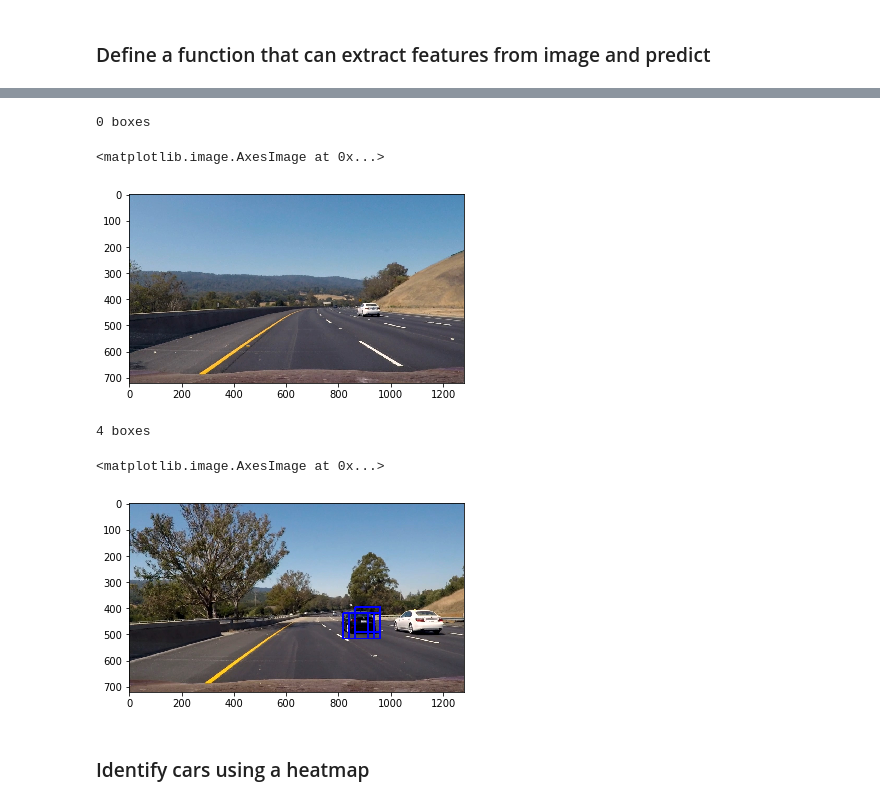
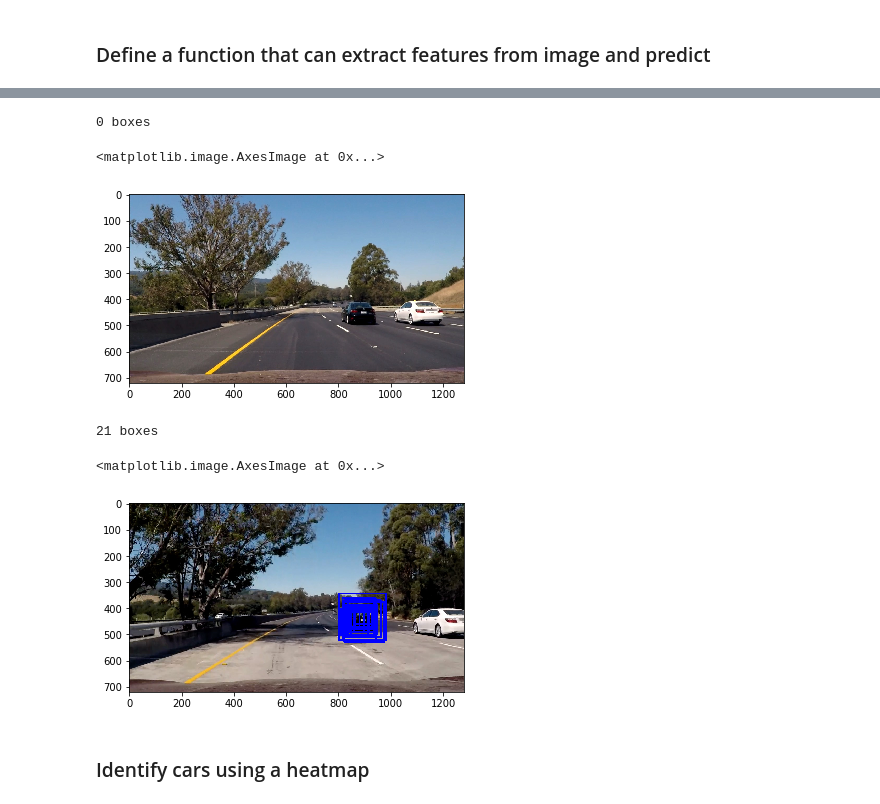
Before and after one commit to JavonDavis/Vehicle-Detector, a Jupyter notebook: Main.ipynb, the cells around one changed output, grey strips where cells are left out. Cells and saved outputs as stored; diff of their text form; code cells hidden in the pictures.

```diff
--- a/Main.ipynb
+++ b/Main.ipynb
@@ -214,7 +206,7 @@ print('Using:',orient,'orientations',pix_per_cell,
 print('Feature vector length:', len(X_train[0]))
 
 # Use a linear SVC
-svc = LinearSVC(C=20)
+svc = LinearSVC(C=50)
 # Check the training time for the SVC
 X_train, y_train = shuffle(X_train, y_train)
 t=time.time()
@@ -270,12 +262,12 @@ Gaussian Naive Bayes =  0.9736
 ### Define a function that can extract features from image and predict
 # %%
 # Define a single function that can extract features using hog sub-sampling and make predictions
-def find_cars(img, ystart, ystop, scale, svc, X_scaler, orient, pix_per_cell, cell_per_block, spatial_size, hist_bins, box_list):
+def find_cars(img, xstart, ystart, ystop, scale, svc, X_scaler, orient, pix_per_cell, cell_per_block, spatial_size, hist_bins, box_list):
 
     draw_img = np.copy(img)
     img = img.astype(np.float32)/255
 
-    img_tosearch = img[ystart:ystop,:,:]
+    img_tosearch = img[ystart:ystop,xstart:,:]
     ctrans_tosearch = convert_color(img_tosearch, conv=color_space)
     if scale != 1:
         imshape = ctrans_tosearch.shape
@@ -327,11 +319,13 @@ def find_cars(img, ystart, ystop, scale, svc, X_scaler, orient, pix_per_cell, ce
             test_prediction = svc.predict(test_features)
             tree_prediction = decision_tree.predict(test_features)
             nb_prediction = naive_bayes.predict(test_features)
+#             dec = svc.decision_function(test_features)
+#             test_prediction = int(dec > 0.9)
 
             xbox_left = np.int(xleft*scale)
             ytop_draw = np.int(ytop*scale)
             win_draw = np.int(window*scale)
-            x1, y1, x2, y2 = xbox_left, ytop_draw+ystart, xbox_left+win_draw, ytop_draw+win_draw+ystart
+            x1, y1, x2, y2 = xbox_left+xstart, ytop_draw+ystart, xbox_left+win_draw+xstart, ytop_draw+win_draw+ystart
 
             if test_prediction == 1 and nb_prediction == 1 and tree_prediction == 1:
                 cv2.rectangle(draw_img,(x1, y1),(x2, y2),(0,0,255),6)
@@ -423,24 +417,24 @@ test_image = test_images[5]
 
 ystart, ystop = y_start_stop
 
-scale = 2
+scale = 1
 
 box_list = []
-out_img = find_cars(test_image, ystart, ystop, scale, svc, X_scaler, orient, pix_per_cell, cell_per_block, spatial_size, hist_bins, box_list)
+out_img = find_cars(test_image, xstart, ystart, ystop, scale, svc, X_scaler, orient, pix_per_cell, cell_per_block, spatial_size, hist_bins, box_list)
 
 print('{} boxes'.format(len(box_list)))
 plt.imshow(out_img)
 # %% [output]
 0 boxes
 <matplotlib.image.AxesImage at 0x...>
-[figure, old version]
+[figure, new version]
 # %%
 # Gather boxes at different scales
-def find_boxes(img, scale_start=1.5, scale_end=1.5, incr=.5):
+def find_boxes(img, scale_start=1, scale_end=3, incr=.2):
     boxes = []
     scale = scale_start
     while scale <= scale_end:
-        find_cars(img, ystart, ystop, scale, svc, X_scaler, orient,
+        find_cars(img, xstart, ystart, ystop, scale, svc, X_scaler, orient,
                   pix_per_cell, cell_per_block, spatial_size, hist_bins, boxes)
         scale += incr
 
@@ -449,15 +443,15 @@ def find_boxes(img, scale_start=1.5, scale_end=1.5, incr=.5):
         cv2.rectangle(out_img,box[0],box[1],(0,0,255),6)
     return out_img, boxes
 # %%
-test_image = test_images[2]
+test_image = test_images[4]
 out_img, boxes = find_boxes(test_image)
 
 print('{} boxes'.format(len(boxes)))
 plt.imshow(out_img)
 # %% [output]
-4 boxes
+21 boxes
 <matplotlib.image.AxesImage at 0x...>
-[figure, old version]
+[figure, new version]
 # %% [markdown]
 ### Identify cars using a heatmap
 # %%
```
Also changed, not shown: parts of 24 cells of this notebook, 8 other files.
